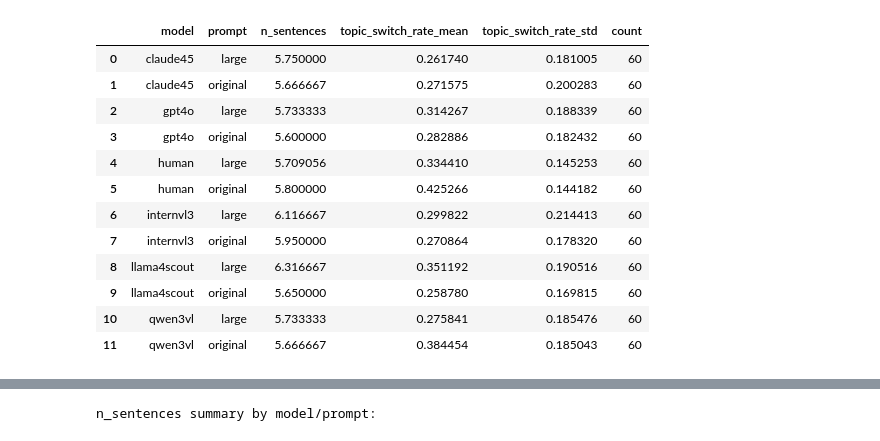
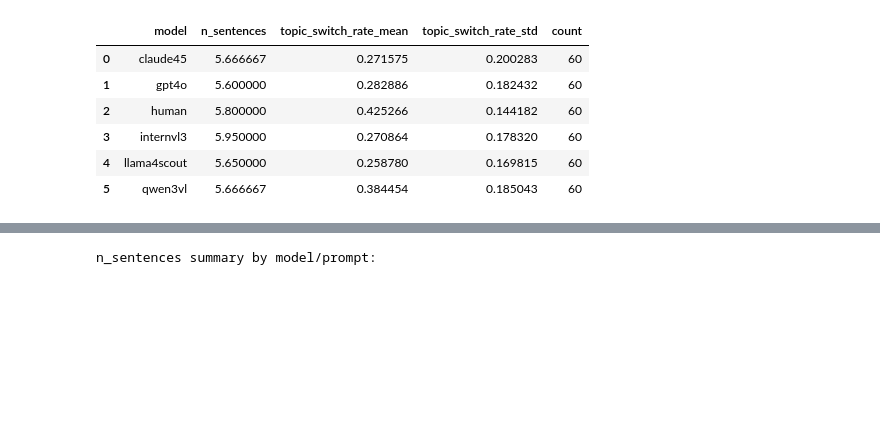
Before and after one commit to GU-CLASP/coherence-driven-humans, a Jupyter notebook: analysis/topic_modelling_profiles.ipynb, the cells around one changed output, grey strips where cells are left out. Saved outputs shown, nothing was run; the diff lists cells and outputs as text; code cells hidden in the pictures; blank space fills up the shorter version.

Commit message:
topic modelling, final edits

```diff
--- a/analysis/topic_modelling_profiles.ipynb
+++ b/analysis/topic_modelling_profiles.ipynb
@@ -14,6 +14,7 @@ import numpy as np
 BERTOPIC_DATA_DIR = Path('/mimer/NOBACKUP/groups/naiss2025-22-1187/data/bertopic_inputs')
 BERTOPIC_CACHE_DIR = Path('/mimer/NOBACKUP/groups/naiss2024-6-297/cache/bertopic_bootstrapped/full_training_10')
 NR_TOPICS_LIST = list(range(5, 85, 5))  # [5, 10, 15, ..., 80]
+ROBERTA_EXCLUDED_STORY_IDS = [1214, 3761, 5047, 5540, 7195, 10499]
 
 # trained on balanced bootstrapped sets (720 stories each, 10 bootstraps)
 # min_topic_size=10 (HDBSCAN default), nr_topics reduced from 80 down to 5 in steps of 5
@@ -62,7 +63,7 @@ def filter_by_seed_rules(df):
     large_human = df[(df['prompt_type'] == 'large') & (df['model_type'] == 'human')]
     return pd.concat([original, large_ai, large_human], ignore_index=True)
 
-def load_topic_switch_data():
+def load_topic_switch_data(excluded_story_ids=None):
     metadata, stories = load_bertopic_metadata()
     sentence_mapping = create_sentence_to_story_mapping(stories, metadata)
 
@@ -122,10 +123,24 @@ def load_topic_switch_data():
 
     story_avg = story_avg.rename(columns={'model_type': 'model', 'prompt_type': 'prompt'})
 
+    if excluded_story_ids:
+        excluded_story_ids = {int(x) for x in excluded_story_ids}
+        story_avg['story_id_numeric'] = pd.to_numeric(story_avg['story_id'], errors='coerce')
+        story_avg = story_avg[story_avg['story_id_numeric'].notna()].copy()
+        story_avg['story_id_numeric'] = story_avg['story_id_numeric'].astype(int)
+        story_avg = story_avg[~story_avg['story_id_numeric'].isin(excluded_story_ids)].copy()
+        story_avg = story_avg.drop(columns=['story_id_numeric'])
+
     return story_avg
 # %%
 df_topic = load_topic_switch_data()
+df_topic_54 = load_topic_switch_data(excluded_story_ids=ROBERTA_EXCLUDED_STORY_IDS)
+
 print(df_topic.head())
+print(df_topic.shape)
+
+print(df_topic_54.head())
+print(df_topic_54.shape)
 # %% [output]
       model prompt  story_id  topic_switch_rate  n_sentences
 0  claude45  large       345           0.100533          5.0
@@ -179,29 +202,61 @@ Sentence texts:
 4: Ashton stands alone by the waterfront in a cream-colored button-up shirt , his hands on his hips as he surveys the scene . Behind him , the marina is busy with activity , including people walking a ...
 5: Ashton 's expression turns more contemplative as he looks downward , appearing troubled or deep in thought . The harbor setting remains peaceful around him , but his demeanor suggests an internal c ...
 # %%
-topic_agg = (
-    df_topic.groupby(['model', 'prompt'])
+# topic modelling aggregate metrics on original prompt, 60
+df_original_60 = df_topic[df_topic['prompt'] == 'original'].copy()
+
+topic_agg_original_60 = (
+    df_original_60.groupby('model')
     .agg(
         n_sentences=('n_sentences', 'mean'),
         topic_switch_rate_mean=('topic_switch_rate', 'mean'),
         topic_switch_rate_std=('topic_switch_rate', 'std'),
         count=('topic_switch_rate', 'count')
     )
     .reset_index()
+    .sort_values('model')
 )
 
-topic_agg
+# topic modelling aggregate metrics on original prompt, 54
+df_original_54 = df_topic_54[df_topic_54['prompt'] == 'original'].copy()
+
+topic_agg_original_54 = (
+    df_original_54.groupby('model')
+    .agg(
+        n_sentences=('n_sentences', 'mean'),
+        topic_switch_rate_mean=('topic_switch_rate', 'mean'),
+        topic_switch_rate_std=('topic_switch_rate', 'std'),
+        count=('topic_switch_rate', 'count')
+    )
+    .reset_index()
+    .sort_values('model')
+)
+
+# topic modelling aggregate metrics on large prompt, 54
+df_large_54 = df_topic_54[df_topic_54['prompt'] == 'large'].copy()
+
+topic_agg_large_54 = (
+    df_large_54.groupby('model')
+    .agg(
+        n_sentences=('n_sentences', 'mean'),
+        topic_switch_rate_mean=('topic_switch_rate', 'mean'),
+        topic_switch_rate_std=('topic_switch_rate', 'std'),
+        count=('topic_switch_rate', 'count')
+    )
+    .reset_index()
+    .sort_values('model')
+)
+
+display(topic_agg_original_60)
+
+display(topic_agg_original_54)
+
+display(topic_agg_large_54)
 # %% [output]
-|  | model | prompt | n_sentences | topic_switch_rate_mean | topic_switch_rate_std | count |
-| 0 | claude45 | large | 5.750000 | 0.261740 | 0.181005 | 60 |
-| 1 | claude45 | original | 5.666667 | 0.271575 | 0.200283 | 60 |
-| 2 | gpt4o | large | 5.733333 | 0.314267 | 0.188339 | 60 |
-| 3 | gpt4o | original | 5.600000 | 0.282886 | 0.182432 | 60 |
-| 4 | human | large | 5.709056 | 0.334410 | 0.145253 | 60 |
-| 5 | human | original | 5.800000 | 0.425266 | 0.144182 | 60 |
-| 6 | internvl3 | large | 6.116667 | 0.299822 | 0.214413 | 60 |
-| 7 | internvl3 | original | 5.950000 | 0.270864 | 0.178320 | 60 |
-| 8 | llama4scout | large | 6.316667 | 0.351192 | 0.190516 | 60 |
-| 9 | llama4scout | original | 5.650000 | 0.258780 | 0.169815 | 60 |
-| 10 | qwen3vl | large | 5.733333 | 0.275841 | 0.185476 | 60 |
-| 11 | qwen3vl | original | 5.666667 | 0.384454 | 0.185043 | 60 |
+|  | model | n_sentences | topic_switch_rate_mean | topic_switch_rate_std | count |
+| 0 | claude45 | 5.666667 | 0.271575 | 0.200283 | 60 |
+| 1 | gpt4o | 5.600000 | 0.282886 | 0.182432 | 60 |
+| 2 | human | 5.800000 | 0.425266 | 0.144182 | 60 |
+| 3 | internvl3 | 5.950000 | 0.270864 | 0.178320 | 60 |
+| 4 | llama4scout | 5.650000 | 0.258780 | 0.169815 | 60 |
+| 5 | qwen3vl | 5.666667 | 0.384454 | 0.185043 | 60 |
```
Also changed, not shown: parts of 14 cells of this notebook, 10 other files.
